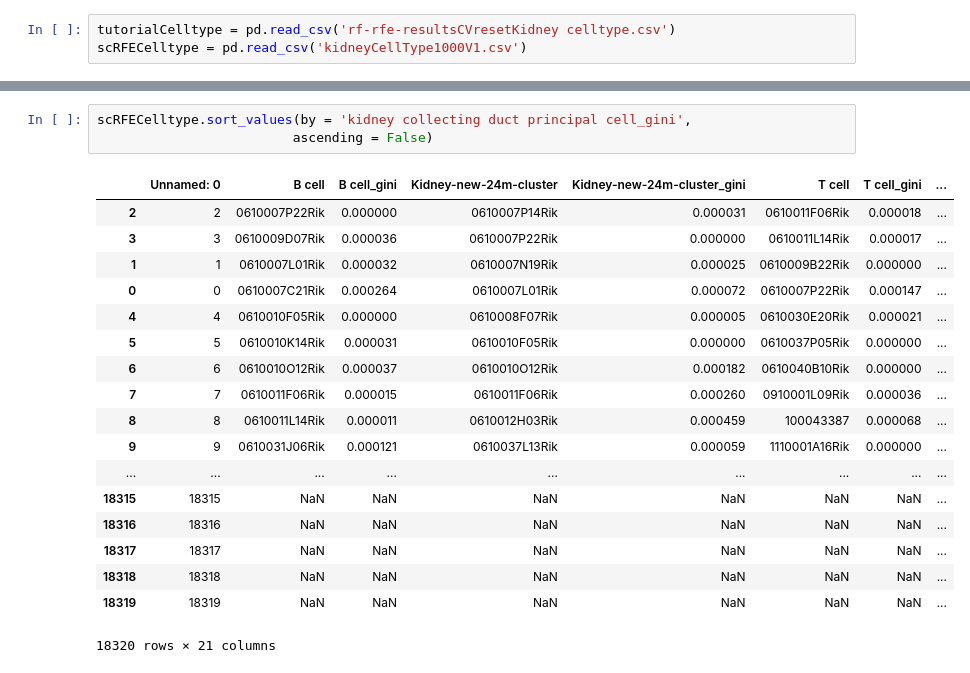
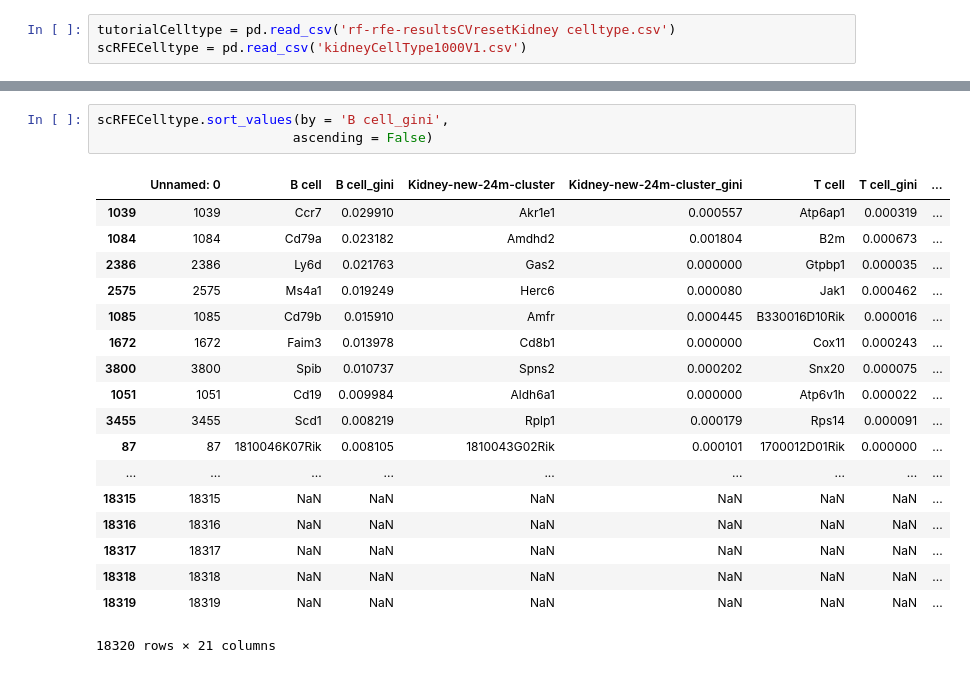
Before and after one commit to czbiohub-sf/scRFE, a Jupyter notebook: scripts/kidneyFacsComparison.ipynb, the cells around one changed output, grey strips where cells are left out. Saved outputs shown, nothing was run; the diff lists cells and outputs as text.

```diff
--- a/scripts/kidneyFacsComparison.ipynb
+++ b/scripts/kidneyFacsComparison.ipynb
@@ -46,20 +90,20 @@ tutorialCelltype.sort_values(by = 'kidney collecting duct principal cell_gini',
 | 7943 | 7943 | NaN | NaN | NaN | NaN | NaN | ... |
 7944 rows × 37 columns
 # %%
-scRFECelltype.sort_values(by = 'kidney collecting duct principal cell_gini',
+scRFECelltype.sort_values(by = 'B cell_gini',
                          ascending = False)
 # %% [output]
 |  | Unnamed: 0 | B cell | B cell_gini | Kidney-new-24m-cluster | Kidney-new-24m-cluster_gini | T cell | T cell_gini | ... |
-| 2 | 2 | 0610007P22Rik | 0.000000 | 0610007P14Rik | 0.000031 | 0610011F06Rik | 0.000018 | ... |
-| 3 | 3 | 0610009D07Rik | 0.000036 | 0610007P22Rik | 0.000000 | 0610011L14Rik | 0.000017 | ... |
-| 1 | 1 | 0610007L01Rik | 0.000032 | 0610007N19Rik | 0.000025 | 0610009B22Rik | 0.000000 | ... |
-| 0 | 0 | 0610007C21Rik | 0.000264 | 0610007L01Rik | 0.000072 | 0610007P22Rik | 0.000147 | ... |
-| 4 | 4 | 0610010F05Rik | 0.000000 | 0610008F07Rik | 0.000005 | 0610030E20Rik | 0.000021 | ... |
-| 5 | 5 | 0610010K14Rik | 0.000031 | 0610010F05Rik | 0.000000 | 0610037P05Rik | 0.000000 | ... |
-| 6 | 6 | 0610010O12Rik | 0.000037 | 0610010O12Rik | 0.000182 | 0610040B10Rik | 0.000000 | ... |
-| 7 | 7 | 0610011F06Rik | 0.000015 | 0610011F06Rik | 0.000260 | 0910001L09Rik | 0.000036 | ... |
-| 8 | 8 | 0610011L14Rik | 0.000011 | 0610012H03Rik | 0.000459 | 100043387 | 0.000068 | ... |
-| 9 | 9 | 0610031J06Rik | 0.000121 | 0610037L13Rik | 0.000059 | 1110001A16Rik | 0.000000 | ... |
+| 1039 | 1039 | Ccr7 | 0.029910 | Akr1e1 | 0.000557 | Atp6ap1 | 0.000319 | ... |
+| 1084 | 1084 | Cd79a | 0.023182 | Amdhd2 | 0.001804 | B2m | 0.000673 | ... |
+| 2386 | 2386 | Ly6d | 0.021763 | Gas2 | 0.000000 | Gtpbp1 | 0.000035 | ... |
+| 2575 | 2575 | Ms4a1 | 0.019249 | Herc6 | 0.000080 | Jak1 | 0.000462 | ... |
+| 1085 | 1085 | Cd79b | 0.015910 | Amfr | 0.000445 | B330016D10Rik | 0.000016 | ... |
+| 1672 | 1672 | Faim3 | 0.013978 | Cd8b1 | 0.000000 | Cox11 | 0.000243 | ... |
+| 3800 | 3800 | Spib | 0.010737 | Spns2 | 0.000202 | Snx20 | 0.000075 | ... |
+| 1051 | 1051 | Cd19 | 0.009984 | Aldh6a1 | 0.000000 | Atp6v1h | 0.000022 | ... |
+| 3455 | 3455 | Scd1 | 0.008219 | Rplp1 | 0.000179 | Rps14 | 0.000091 | ... |
+| 87 | 87 | 1810046K07Rik | 0.008105 | 1810043G02Rik | 0.000101 | 1700012D01Rik | 0.000000 | ... |
 | ... | ... | ... | ... | ... | ... | ... | ... | ... |
 | 18315 | 18315 | NaN | NaN | NaN | NaN | NaN | NaN | ... |
 | 18316 | 18316 | NaN | NaN | NaN | NaN | NaN | NaN | ... |
```
Also changed, not shown: parts of 5 cells of this notebook, 1 other file.
